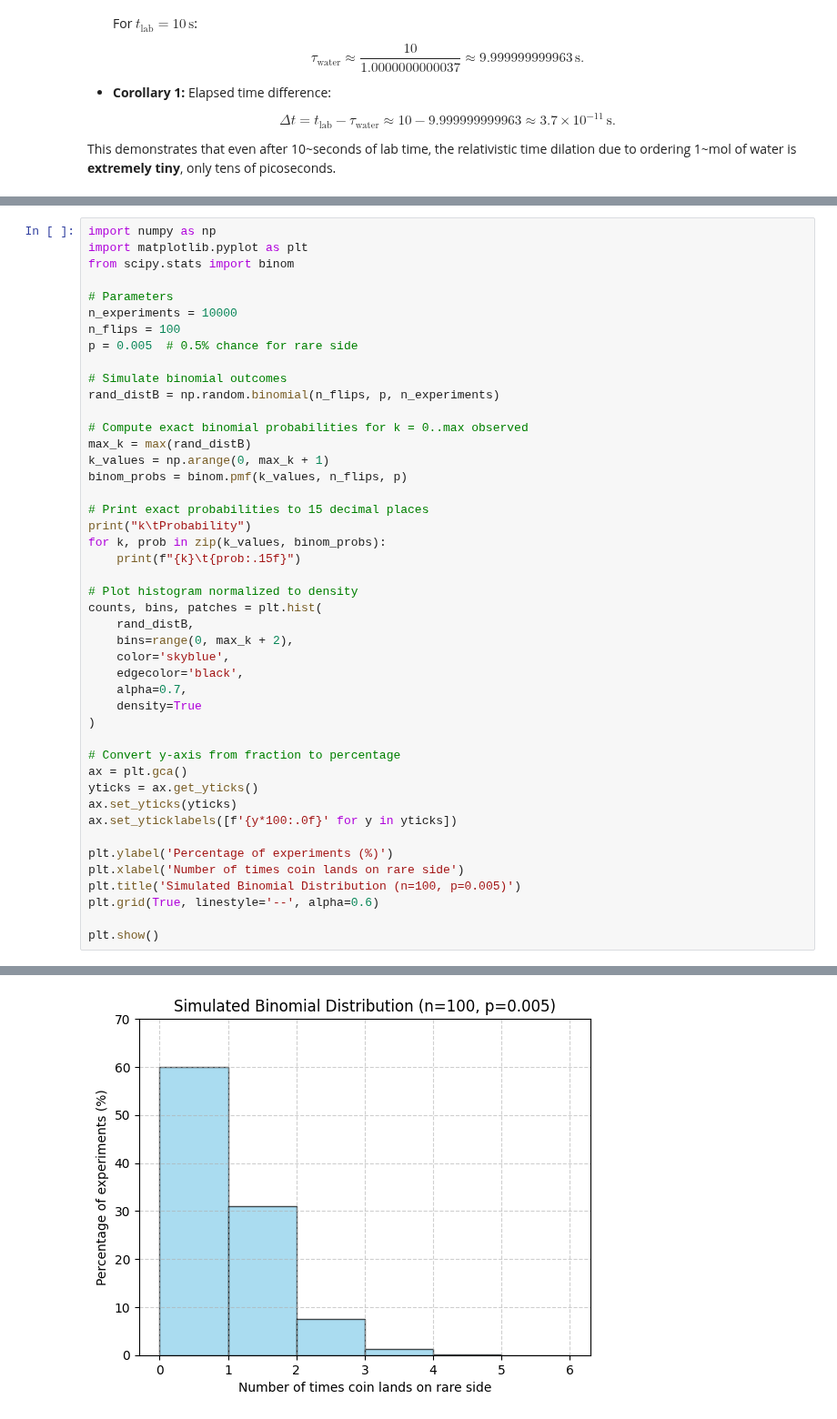
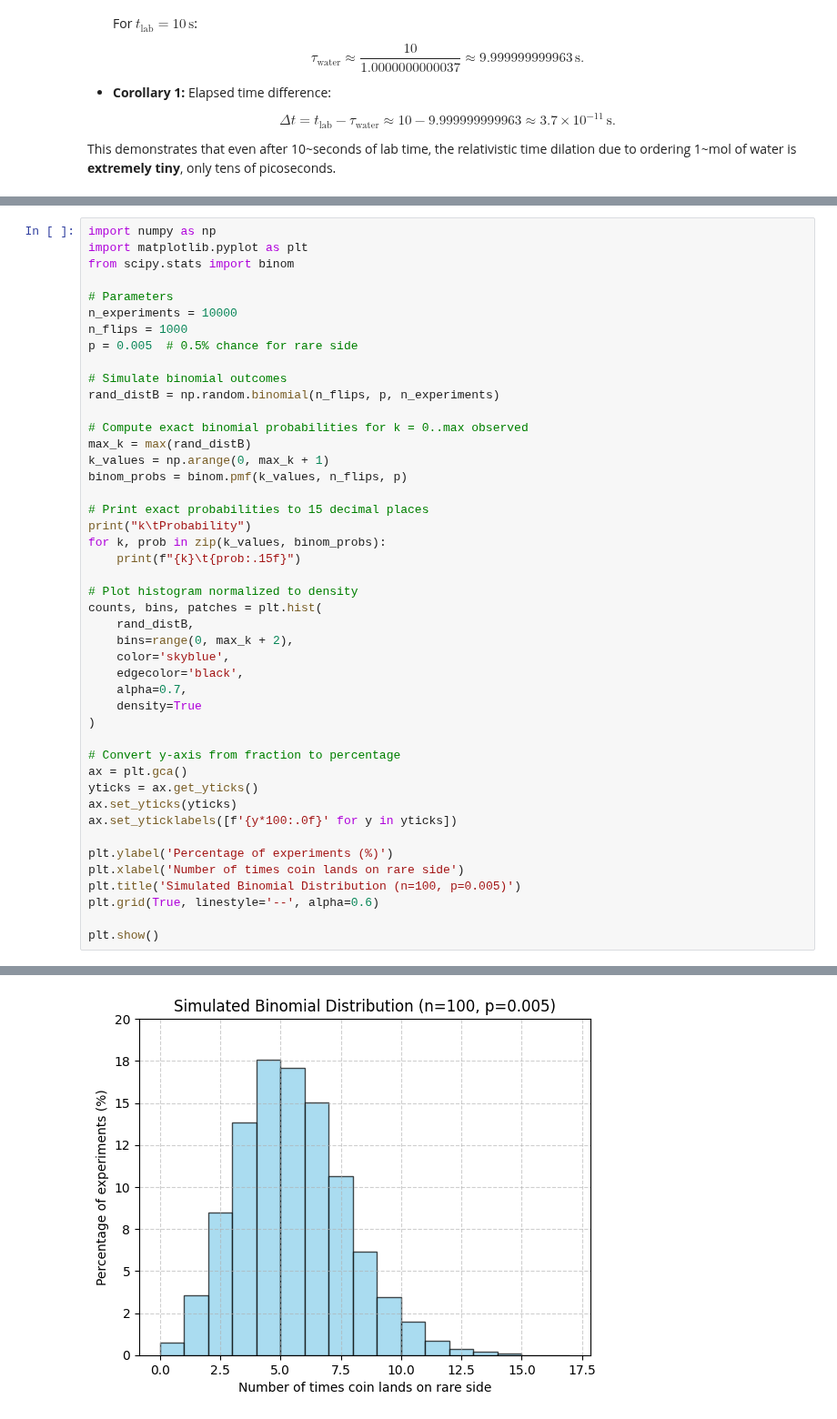
Before and after one commit to hbibani/bib-theory-of-relativity, a Jupyter notebook: final-completion-of relativity.ipynb, the cells around one changed output, grey strips where cells are left out. Shown at 91% size. Saved outputs shown, nothing was run; the diff lists cells and outputs as text.

```diff
--- a/final-completion-of relativity.ipynb
+++ b/final-completion-of relativity.ipynb
@@ -781,7 +894,7 @@ from scipy.stats import binom
 
 # Parameters
 n_experiments = 10000
-n_flips = 100
+n_flips = 1000
 p = 0.005  # 0.5% chance for rare side
 
 # Simulate binomial outcomes
@@ -830 +955 @@ k       Probability
-[figure, old version]
+[figure, new version]
```
Also changed, not shown: parts of 3 cells of this notebook.
